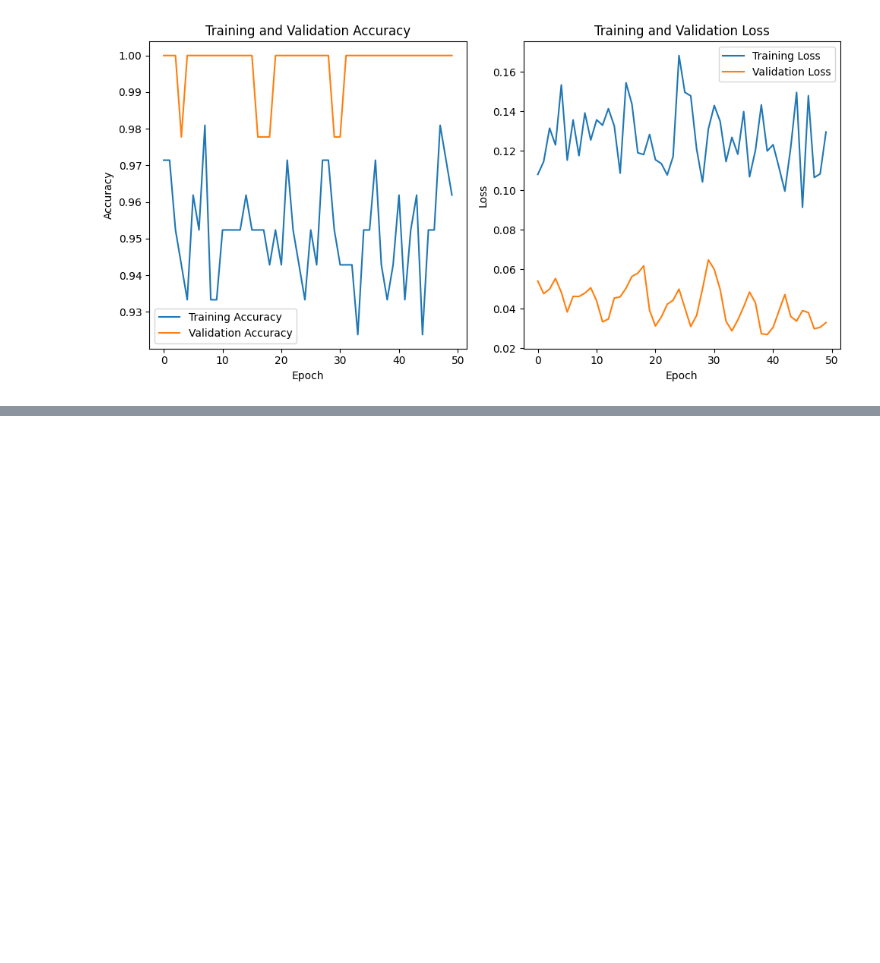
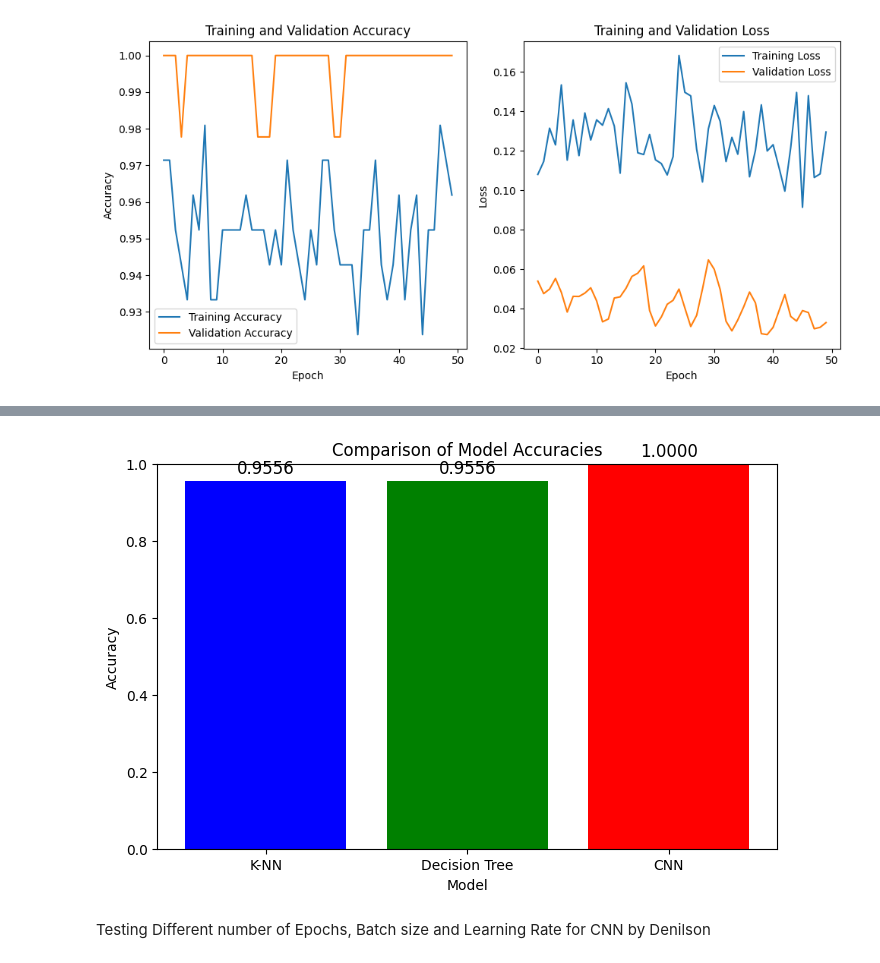
Before and after one commit to Joeldemon7/Iris_dataset, a Jupyter notebook: Python_Code.ipynb, the cells around one changed output, grey strips where cells are left out. Drawn from its saved outputs; the diff is of its cells as text; code cells hidden in the pictures; blank space fills up the shorter version.

```diff
--- a/Python_Code.ipynb
+++ b/Python_Code.ipynb
@@ -287,8 +118,0 @@ y.head()
-# %%
-# importing the training library
-from sklearn.model_selection import train_test_split
-
-# Splitting the data into the training sets and testing sets
-
-# Each set has a pair of X and y
-X_train, X_test, y_train, y_test = train_test_split(X, y, random_state=1)
@@ -535,0 +565,22 @@ plt.show()
+# %%
+# Compare the accuracies
+accuracies = {
+    'K-NN': accuracy_knn,
+    'Decision Tree': accuracy_dt,
+    'CNN': accuracy_cnn
+}
+
+# Plot the accuracies
+plt.figure(figsize=(8, 5))
+plt.bar(accuracies.keys(), accuracies.values(), color=['blue', 'green', 'red'])
+plt.ylim(0, 1)
+plt.xlabel('Model')
+plt.ylabel('Accuracy')
+plt.title('Comparison of Model Accuracies')
+for i, v in enumerate(accuracies.values()):
+    plt.text(i, v + 0.02, f"{v:.4f}", ha='center', fontsize=12)
+plt.show()
+# %% [output]
+[figure, added]
+# %% [markdown]
+Testing Different number of Epochs, Batch size and Learning Rate for CNN by Denilson
```
Also changed, not shown: parts of 50 cells of this notebook.
